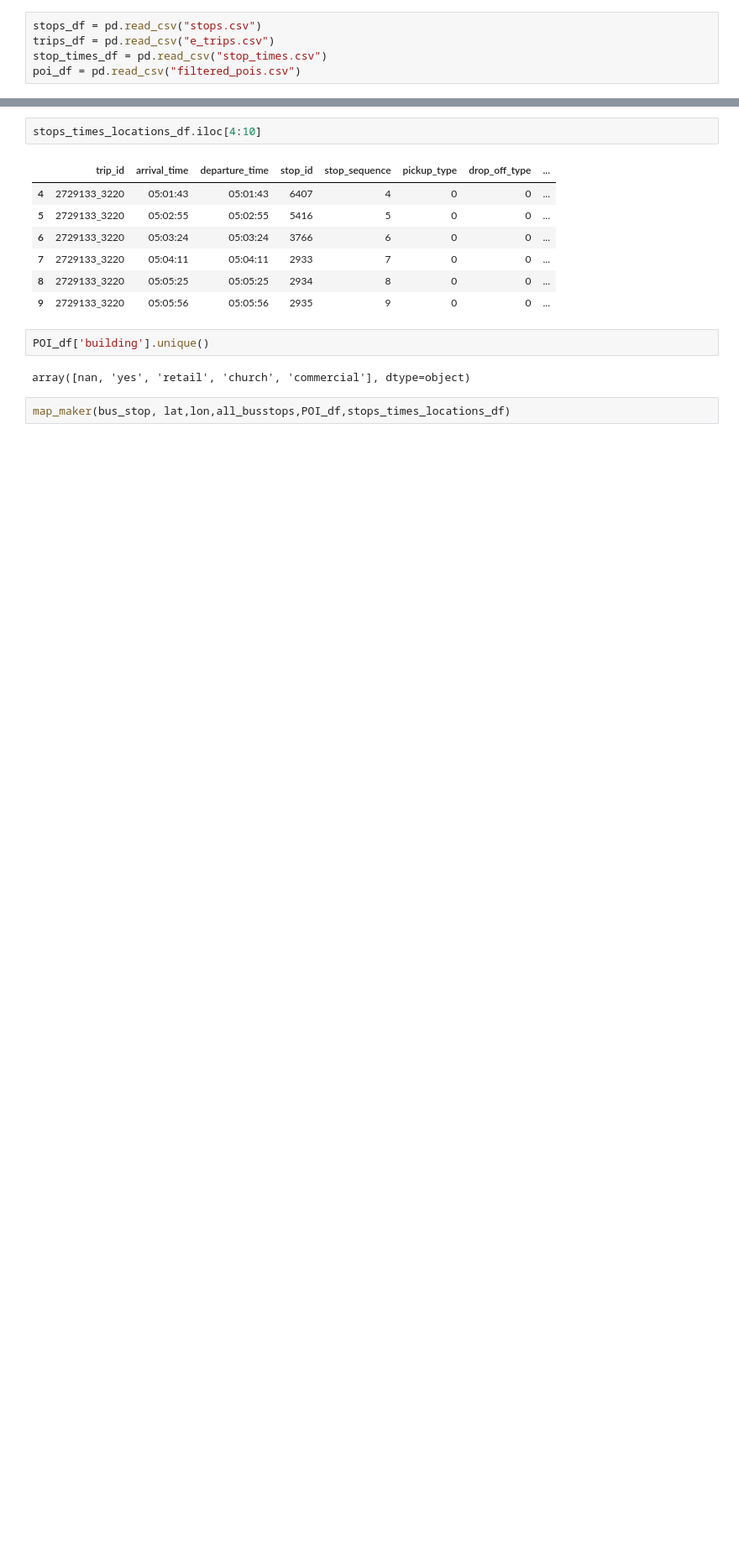
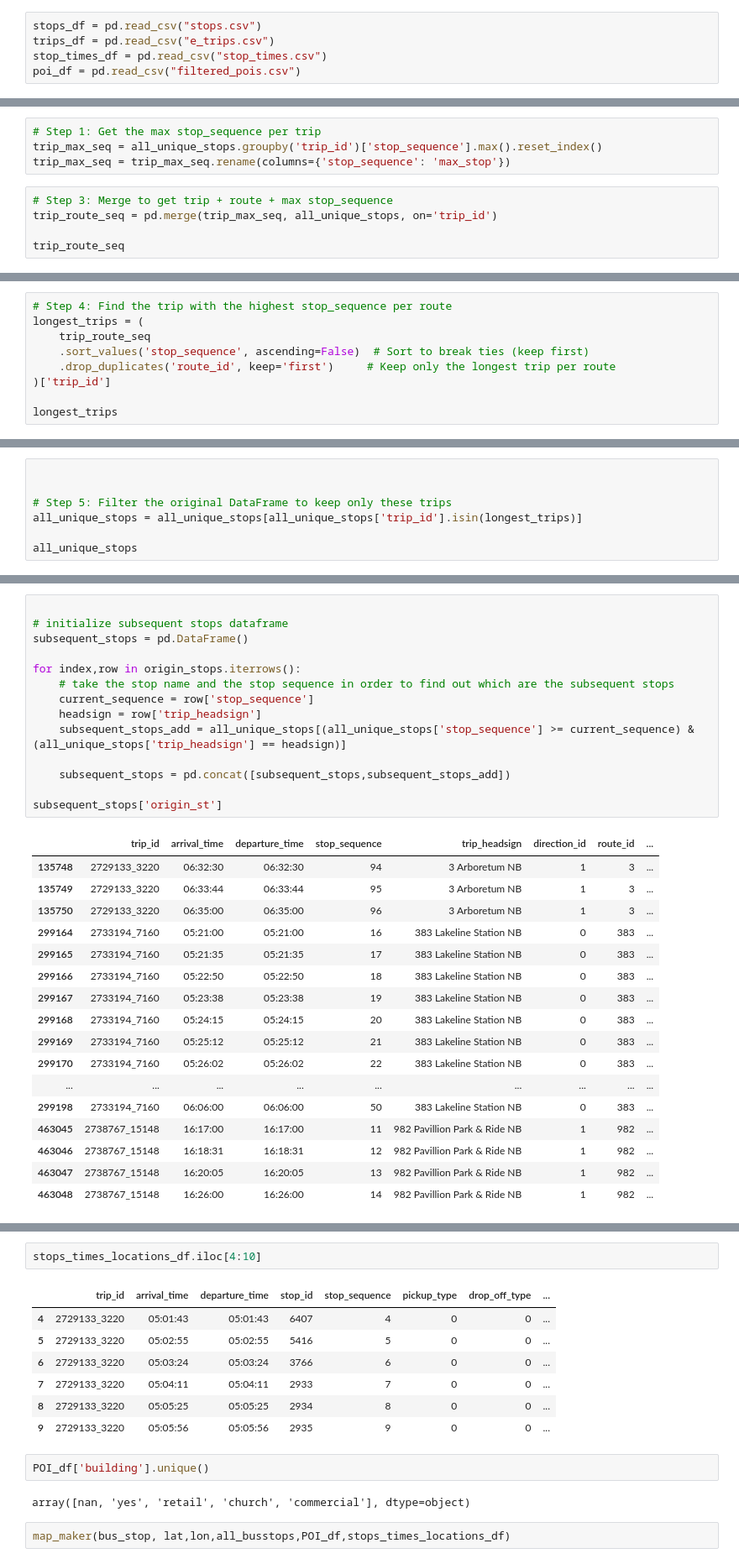
Before and after one commit to mmaliu97/onebus, a Jupyter notebook: GTFS1.ipynb, the cells around one changed output, grey strips where cells are left out. Shown at 84% size. Drawn from its saved outputs; the diff is of its cells as text; blank space fills up the shorter version.

```diff
--- a/GTFS1.ipynb
+++ b/GTFS1.ipynb
@@ -128,0 +96,9 @@ stop_times_df
+# %%
+# Step 1: Get the max stop_sequence per trip
+trip_max_seq = all_unique_stops.groupby('trip_id')['stop_sequence'].max().reset_index()
+trip_max_seq = trip_max_seq.rename(columns={'stop_sequence': 'max_stop'})
+# %%
+# Step 3: Merge to get trip + route + max stop_sequence
+trip_route_seq = pd.merge(trip_max_seq, all_unique_stops, on='trip_id')
+
+trip_route_seq
@@ -128,0 +119,9 @@ stop_times_df
+# %%
+# Step 4: Find the trip with the highest stop_sequence per route
+longest_trips = (
+    trip_route_seq
+    .sort_values('stop_sequence', ascending=False)  # Sort to break ties (keep first)
+    .drop_duplicates('route_id', keep='first')     # Keep only the longest trip per route
+)['trip_id']
+
+longest_trips
@@ -128,0 +141,7 @@ stop_times_df
+# %%
+
+
+# Step 5: Filter the original DataFrame to keep only these trips
+all_unique_stops = all_unique_stops[all_unique_stops['trip_id'].isin(longest_trips)]
+
+all_unique_stops
@@ -129 +230,33 @@ stop_times_df
+# %%
+
+# initialize subsequent stops dataframe
+subsequent_stops = pd.DataFrame()
+
+for index,row in origin_stops.iterrows():
+    # take the stop name and the stop sequence in order to find out which are the subsequent stops
+    current_sequence = row['stop_sequence']
+    headsign = row['trip_headsign']
+    subsequent_stops_add = all_unique_stops[(all_unique_stops['stop_sequence'] >= current_sequence) & (all_unique_stops['trip_headsign'] == headsign)]
+
+    subsequent_stops = pd.concat([subsequent_stops,subsequent_stops_add])
+
+subsequent_stops['origin_st']
+# %% [output]
+|  | trip_id | arrival_time | departure_time | stop_sequence | trip_headsign | direction_id | route_id | ... |
+| 135748 | 2729133_3220 | 06:32:30 | 06:32:30 | 94 | 3 Arboretum NB | 1 | 3 | ... |
+| 135749 | 2729133_3220 | 06:33:44 | 06:33:44 | 95 | 3 Arboretum NB | 1 | 3 | ... |
+| 135750 | 2729133_3220 | 06:35:00 | 06:35:00 | 96 | 3 Arboretum NB | 1 | 3 | ... |
+| 299164 | 2733194_7160 | 05:21:00 | 05:21:00 | 16 | 383 Lakeline Station NB | 0 | 383 | ... |
+| 299165 | 2733194_7160 | 05:21:35 | 05:21:35 | 17 | 383 Lakeline Station NB | 0 | 383 | ... |
+| 299166 | 2733194_7160 | 05:22:50 | 05:22:50 | 18 | 383 Lakeline Station NB | 0 | 383 | ... |
+| 299167 | 2733194_7160 | 05:23:38 | 05:23:38 | 19 | 383 Lakeline Station NB | 0 | 383 | ... |
+| 299168 | 2733194_7160 | 05:24:15 | 05:24:15 | 20 | 383 Lakeline Station NB | 0 | 383 | ... |
+| 299169 | 2733194_7160 | 05:25:12 | 05:25:12 | 21 | 383 Lakeline Station NB | 0 | 383 | ... |
+| 299170 | 2733194_7160 | 05:26:02 | 05:26:02 | 22 | 383 Lakeline Station NB | 0 | 383 | ... |
+| ... | ... | ... | ... | ... | ... | ... | ... | ... |
+| 299198 | 2733194_7160 | 06:06:00 | 06:06:00 | 50 | 383 Lakeline Station NB | 0 | 383 | ... |
+| 463045 | 2738767_15148 | 16:17:00 | 16:17:00 | 11 | 982 Pavillion Park & Ride NB | 1 | 982 | ... |
+| 463046 | 2738767_15148 | 16:18:31 | 16:18:31 | 12 | 982 Pavillion Park & Ride NB | 1 | 982 | ... |
+| 463047 | 2738767_15148 | 16:20:05 | 16:20:05 | 13 | 982 Pavillion Park & Ride NB | 1 | 982 | ... |
+| 463048 | 2738767_15148 | 16:26:00 | 16:26:00 | 14 | 982 Pavillion Park & Ride NB | 1 | 982 | ... |
 # %%
```
Also changed, not shown: parts of 19 cells of this notebook, 3 other files.
